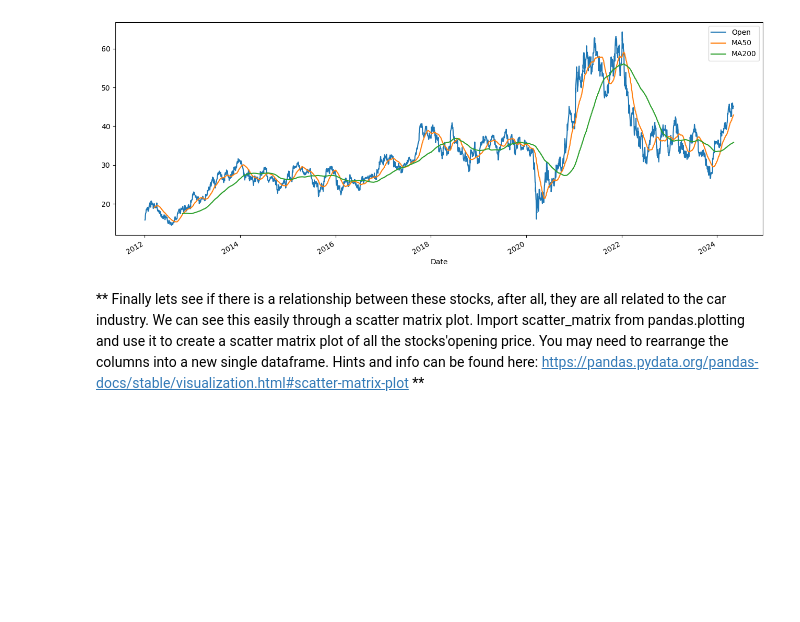
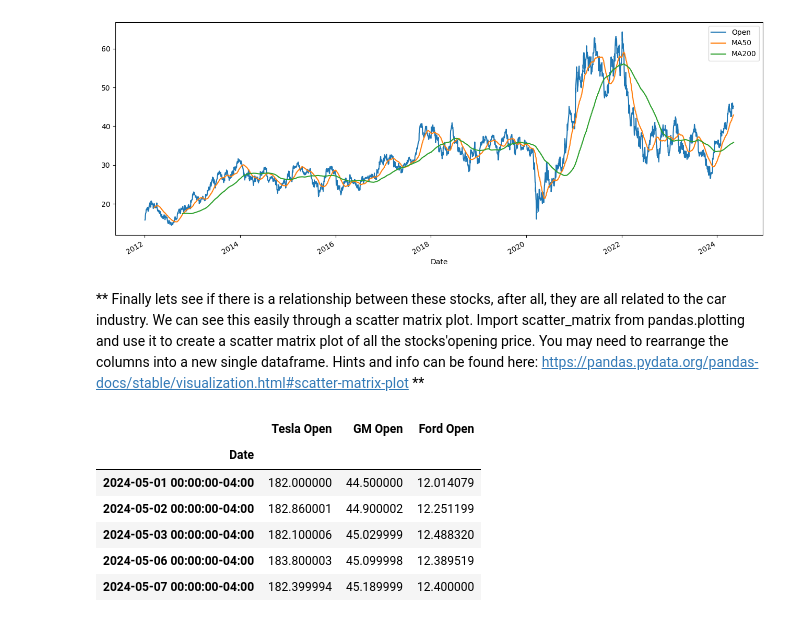
Before and after one commit to PATELALISH/Capstone-Stock-Market-Analysis, a Jupyter notebook: Questions Notebook/New Stock Market Analysis Project.ipynb, the cells around one changed output. Saved outputs shown, nothing was run; the diff lists cells and outputs as text; code cells hidden in the pictures; blank space fills up the shorter version.

```diff
--- a/Questions Notebook/New Stock Market Analysis Project.ipynb
+++ b/Questions Notebook/New Stock Market Analysis Project.ipynb
@@ -241,3 +241,17 @@ gm[['Open','MA50','MA200']].plot(label='GM',figsize=(16,6))
 [figure]
 # %% [markdown]
 ** Finally lets see if there is a relationship between these stocks, after all, they are all related to the car industry. We can see this easily through a scatter matrix plot. Import scatter_matrix from pandas.plotting and use it to create a scatter matrix plot of all the stocks'opening price. You may need to rearrange the columns into a new single dataframe. Hints and info can be found here: https://pandas.pydata.org/pandas-docs/stable/visualization.html#scatter-matrix-plot **
+# %%
+from pandas.plotting import scatter_matrix
+
+car_comp = pd.concat([tesla["Open"],gm['Open'],ford['Open']],axis=1)
+car_comp.columns = ['Tesla Open','GM Open','Ford Open']
+car_comp.tail()
+# %% [output]
+|  | Tesla Open | GM Open | Ford Open |
+| Date |  |  |  |
+| 2024-05-01 00:00:00-04:00 | 182.000000 | 44.500000 | 12.014079 |
+| 2024-05-02 00:00:00-04:00 | 182.860001 | 44.900002 | 12.251199 |
+| 2024-05-03 00:00:00-04:00 | 182.100006 | 45.029999 | 12.488320 |
+| 2024-05-06 00:00:00-04:00 | 183.800003 | 45.099998 | 12.389519 |
+| 2024-05-07 00:00:00-04:00 | 182.399994 | 45.189999 | 12.400000 |
```
Also changed, not shown: parts of 1 cell of this notebook.
